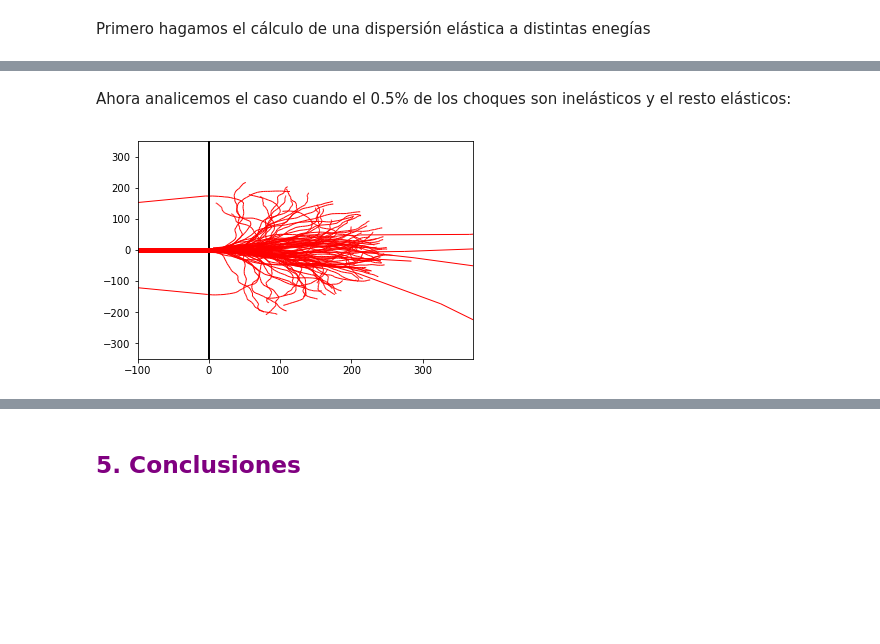
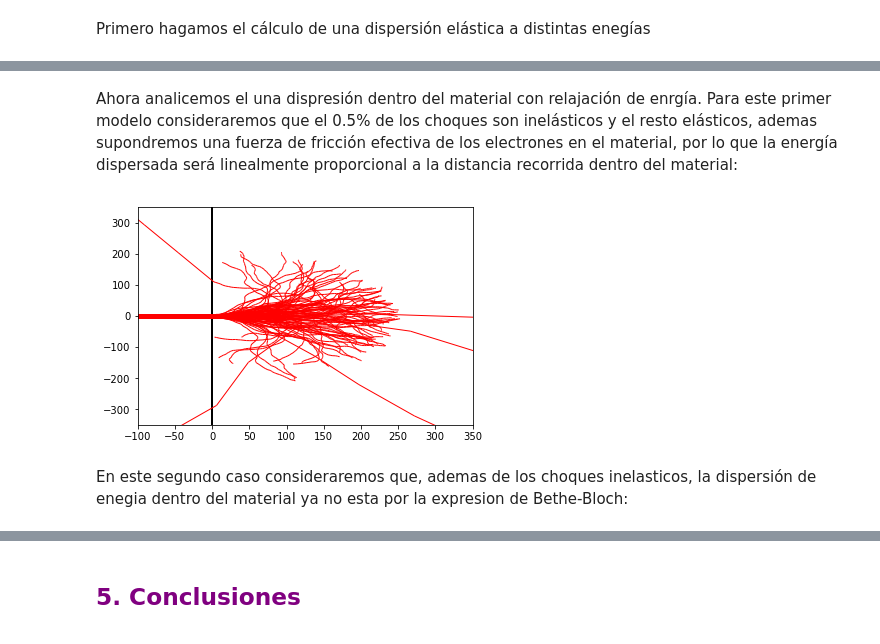
Before and after one commit to dixi1903/ProyectoModulo2_OrtizA_AcostaE_ChiquitoE, a Jupyter notebook: ProyectoModulo2_OrtizA_AcostaE_ChiquitoE.ipynb, the cells around one changed output, grey strips where cells are left out. Saved outputs shown, nothing was run; the diff lists cells and outputs as text; code cells hidden in the pictures; blank space fills up the shorter version.

Commit message:
Relajación de bethe y limpieza de codigo

```diff
--- a/ProyectoModulo2_OrtizA_AcostaE_ChiquitoE.ipynb
+++ b/ProyectoModulo2_OrtizA_AcostaE_ChiquitoE.ipynb
@@ -172,19 +181,5 @@ plt.show()
-# %% [markdown]
-Ahora analicemos el caso cuando el 0.5% de los choques son inelásticos y el resto elásticos:
-# %%
-#z= numero átomico, p= densidad den g/cm^2, A=peso átomico g/mol, E= energia en eV
-def ener_dis (z,p,A,E):
-    J=(9.76*z+58.8*z**(-0.19))/1000   #eV
-    dE_ds=-((7.81)**4/1000)*((z*p)/(A*E))*np.log(1.166*E/J)
-    return dE_ds
-
-#Ejemplo aluminio
-z=13
-p=2.6984 #g/cm3
-A=26.98 #g/mol
-E=2 #KeV
-J=(9.76*z+58.8*z**(-0.19))/1000   #KeV
-resultado=prueba(z,p,A,E) #negativo
+# %% [markdown]
+Ahora analicemos el una dispresión dentro del material con relajación de enrgía. Para este primer modelo consideraremos que el 0.5% de los choques son inelásticos y el resto elásticos, ademas supondremos una fuerza de fricción efectiva de los electrones en el material, por lo que la energía dispersada será linealmente proporcional a la distancia recorrida dentro del material:
 # %%
 def get_trayects_inelas (particles, colitions, E0, sp = 1):
     k = 70 #fuerza de friccion efectiva
@@ -213,37 +208,22 @@ def get_trayects_inelas (particles, colitions, E0, sp = 1):
 # %%
 #100 particulas, analizamos sus primeras 50 colisiones a 20 keV, spotsize = 3nm
 part = 100
 col = 50
 E0 = 20000
 sp = 3
 
 points =  get_trayects_inelas (part, col, E0, sp)
 
+boundary, beam, lc = draw_lines(points)
+
 fig, ax = plt.subplots()
-plt.axis([-100, 370, -350, 350])
-
-lines = []
-
-for j in np.arange(part):
-    for i in np.arange(col):
-        p = [(points[j][0][i], points[j][1][i]), (points[j][0][i+1],points[j][1][i+1])]
-        lines.append(p)
-
-beam_lines = []
-
-for j in np.arange(part):
-    p0  = [(-100, points[j][1][0]), (0,points[j][1][0])]
-    beam_lines.append(p0)
-
-
-bundary = mc.LineCollection([[(0, -350), (0,350)]], colors='black', linewidths=2)
-beam = mc.LineCollection(beam_lines, colors='red', linewidths=1)
-lc = mc.LineCollection(lines, colors='red', linewidths=1)
-
+plt.axis([-100, 350, -350, 350])
+ax.add_collection(boundary)
+ax.add_collection(beam)
 ax.add_collection(lc)
-ax.add_collection(bundary)
-ax.add_collection(beam)
 
 plt.show()
 # %% [output]
-[figure, old version]
+[figure, new version]
+# %% [markdown]
+En este segundo caso consideraremos que, ademas de los choques inelasticos, la dispersión de enegia dentro del material ya no esta por la expresion de Bethe-Bloch:
```
Also changed, not shown: parts of 9 cells of this notebook.
